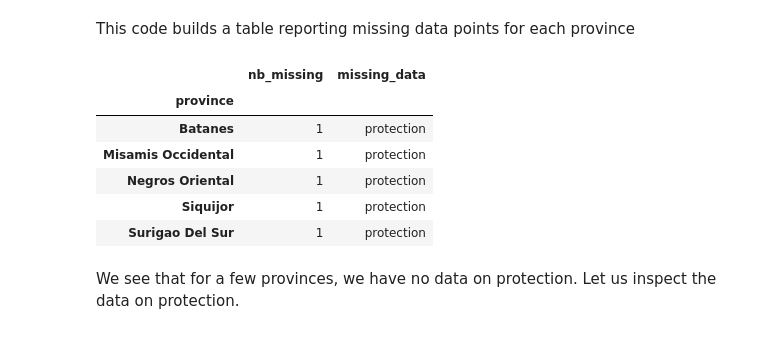
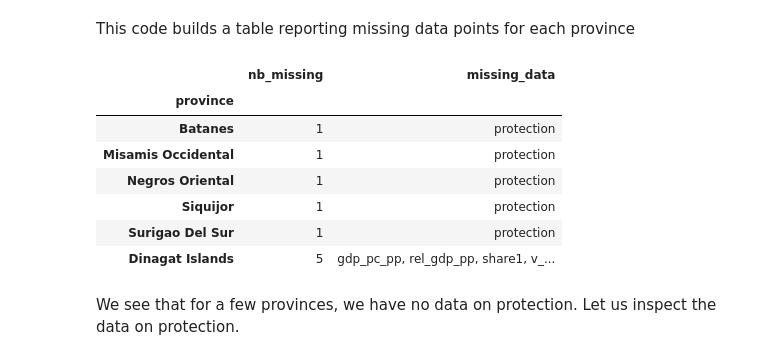
Before and after one commit to adrivsh/resilience_indicator_phl, a Jupyter notebook: data_gathering_demo.ipynb, the cells around one changed output. Drawn from its saved outputs; the diff is of its cells as text; code cells hidden in the pictures.

```diff
--- a/data_gathering_demo.ipynb
+++ b/data_gathering_demo.ipynb
@@ -119,3 +121,5 @@ df.head()
+# %%
+df["national_pop"]=df["pop"].sum()
 # %% [markdown]
 #### Access to savings, transfers
 # %%
@@ -524,29 +528,30 @@ This code builds a table reporting missing data points for each province
 # %%
 def write_missing_data(s):
     which = s[s.isnull()].index.values
     return ", ".join(which)
 
 def count_missing_data(s):
     return s.isnull().sum()
 
 report = pd.DataFrame()
 
 report["nb_missing"]=df.apply(count_missing_data,axis=1)
 report["missing_data"]=df.apply(write_missing_data,axis=1)
 
 report  = report.ix[report["nb_missing"]>0,:]
 report.sort_values(by="nb_missing",inplace=True)
 report.to_csv("inputs/missing_data_report.csv")
 
-report.head()
+report
 # %% [output]
 |  | nb_missing | missing_data |
 | province |  |  |
 | Batanes | 1 | protection |
 | Misamis Occidental | 1 | protection |
 | Negros Oriental | 1 | protection |
 | Siquijor | 1 | protection |
 | Surigao Del Sur | 1 | protection |
+| Dinagat Islands | 5 | gdp_pc_pp, rel_gdp_pp, share1, v_... |
 # %% [markdown]
 We see that for a few provinces, we have no data on protection. Let us inspect the data on protection.
 # %%
```
Also changed, not shown: parts of 4 cells of this notebook, 8 other files.
